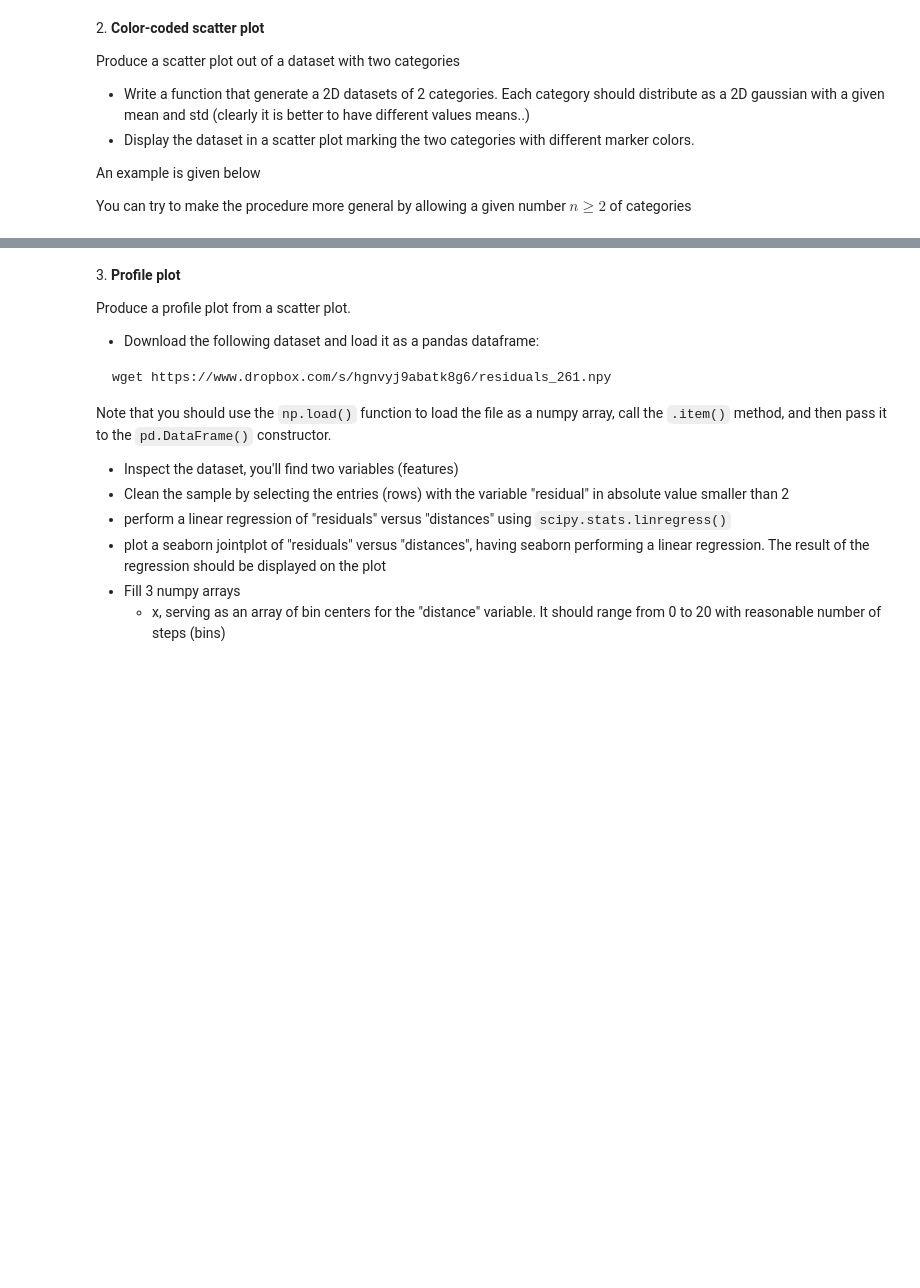
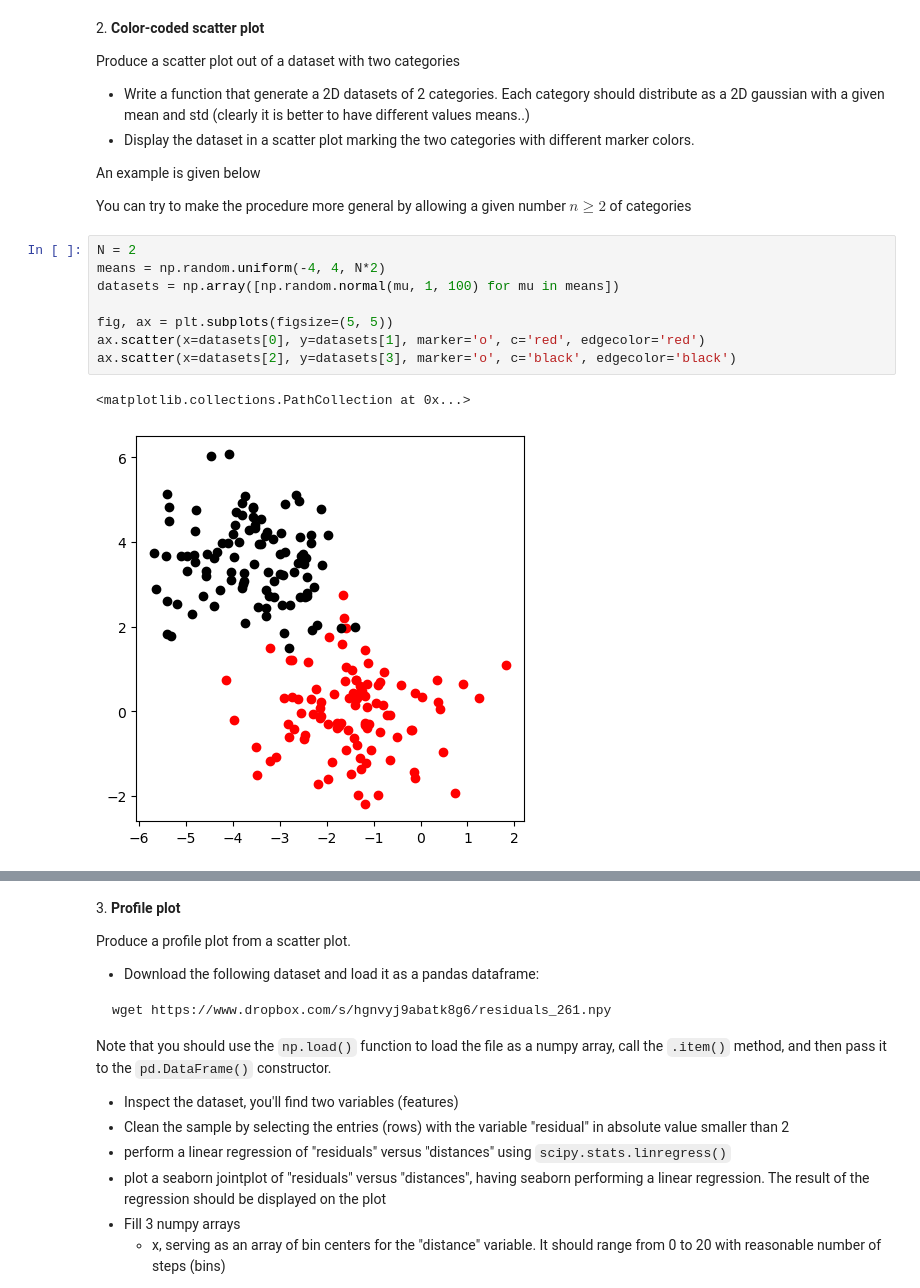
Before and after one commit to matteocalcagniphysics/LaboratoryOfComputationalPhysics_Y8, a Jupyter notebook: 07ex_Visualization.ipynb, the cells around one changed output, grey strips where cells are left out. Cells and saved outputs as stored; diff of their text form; blank space fills up the shorter version.

```diff
--- a/07ex_Visualization.ipynb
+++ b/07ex_Visualization.ipynb
@@ -67,4 +73,15 @@ Produce a scatter plot out of a dataset with two categories
 An example is given below
 
 You can try to make the procedure more general by allowing a given number $n\ge 2$ of categories
+# %%
+N = 2
+means = np.random.uniform(-4, 4, N*2)
+datasets = np.array([np.random.normal(mu, 1, 100) for mu in means])
+
+fig, ax = plt.subplots(figsize=(5, 5))
+ax.scatter(x=datasets[0], y=datasets[1], marker='o', c='red', edgecolor='red')
+ax.scatter(x=datasets[2], y=datasets[3], marker='o', c='black', edgecolor='black')
+# %% [output]
+<matplotlib.collections.PathCollection at 0x...>
+[figure, added]
 # %%
```
Also changed, not shown: parts of 4 cells of this notebook, 4 other files.
